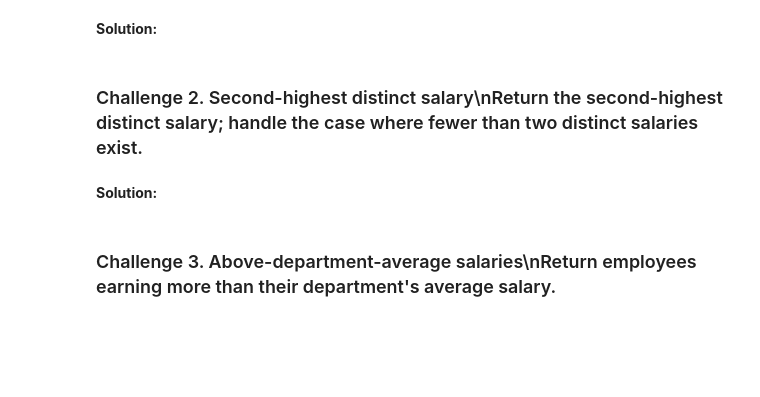
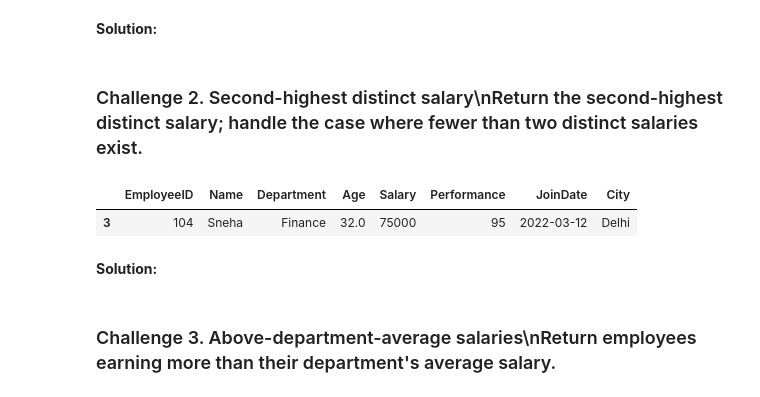
Before and after one commit to gtejas-45/Started-Python, a Jupyter notebook: LibraryALL/Pandas_Complete_Revision_Interview_Practice.ipynb, the cells around one changed output. Saved outputs shown, nothing was run; the diff lists cells and outputs as text; code cells hidden in the pictures; blank space fills up the shorter version.

```diff
--- a/LibraryALL/Pandas_Complete_Revision_Interview_Practice.ipynb
+++ b/LibraryALL/Pandas_Complete_Revision_Interview_Practice.ipynb
@@ -251,7 +421,10 @@ employees[employees["Salary"] == max_salary][["Name","Department","Salary"]]
 # %% [markdown]
 ### Challenge 2. Second-highest distinct salary\nReturn the second-highest distinct salary; handle the case where fewer than two distinct salaries exist.
 # %%
-# TODO: Write your solution
+employees[employees["Salary"].sort_values(ascending=False).iloc[1] == employees["Salary"]]
+# %% [output]
+|  | EmployeeID | Name | Department | Age | Salary | Performance | JoinDate | City |
+| 3 | 104 | Sneha | Finance | 32.0 | 75000 | 95 | 2022-03-12 | Delhi |
 # %% [markdown]
 **Solution:**
 # %%
```
Also changed, not shown: parts of 22 cells of this notebook.
